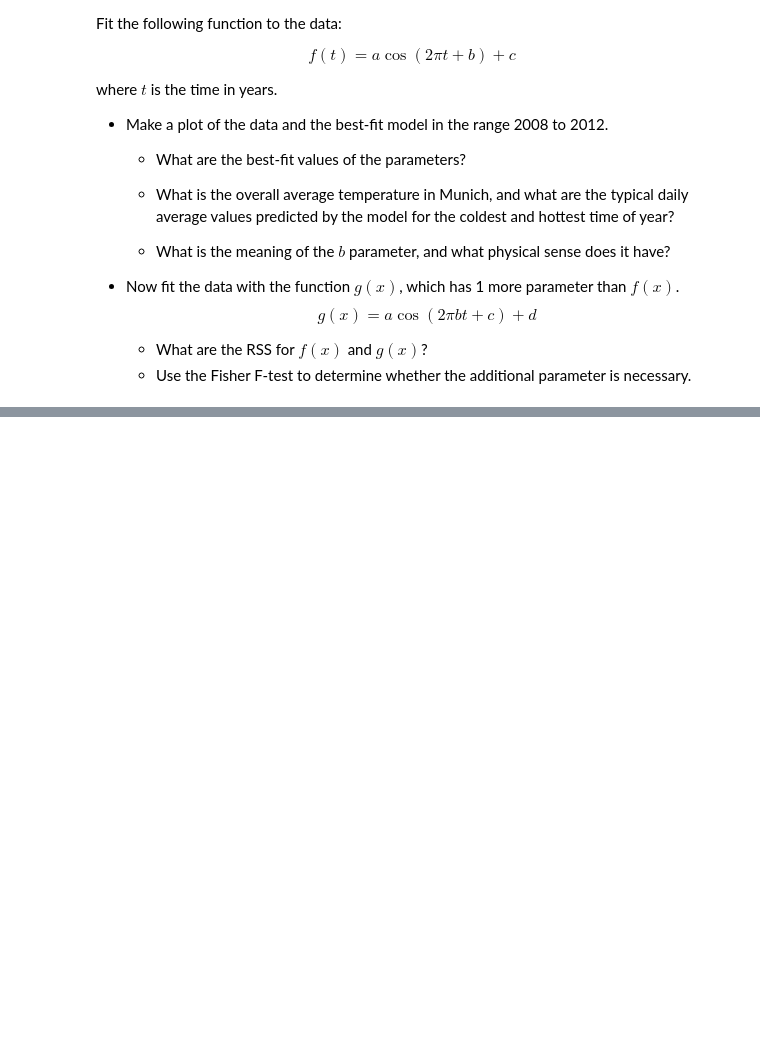
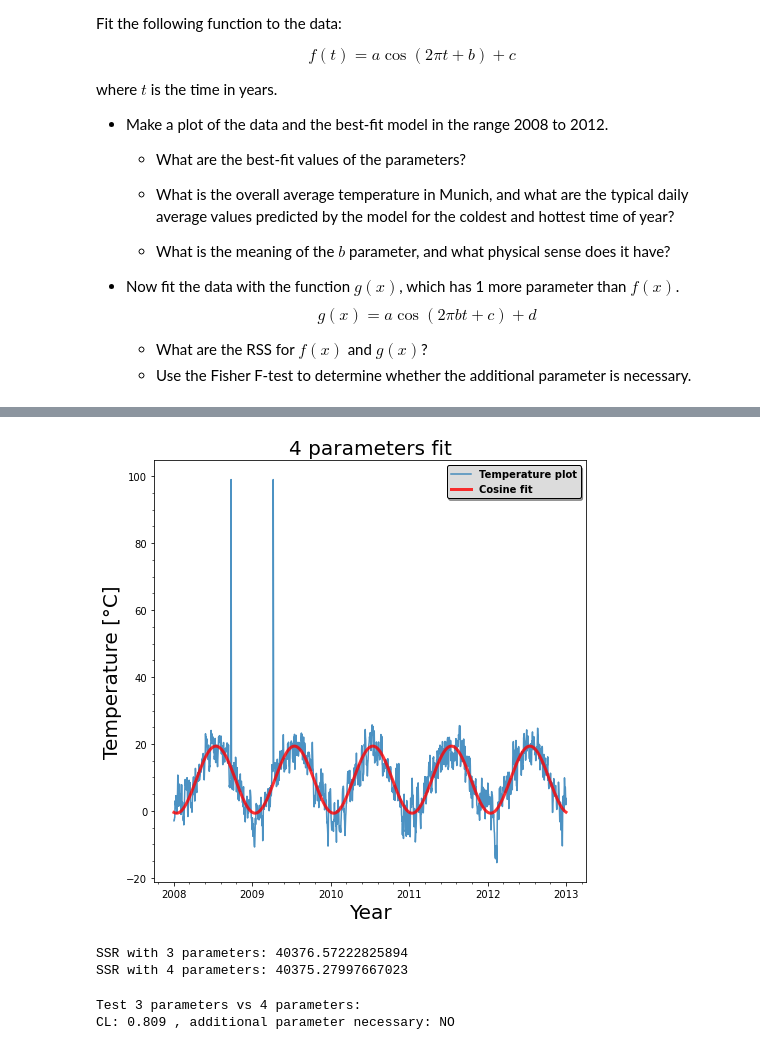
Before and after one commit to tommasoamico/LaboratoryOfComputationalPhysics_Y4, a Jupyter notebook: 08ex_fitting.ipynb, the cells around one changed output, grey strips where cells are left out. Cells and saved outputs as stored; diff of their text form; code cells hidden in the pictures; blank space fills up the shorter version.

```diff
--- a/08ex_fitting.ipynb
+++ b/08ex_fitting.ipynb
@@ -445,0 +529,16 @@ $$g(x) = a \cos(2\pi b t + c)+d$$
+# %%
+def g(t, a, b, c, d):
+    return a*np.cos(2*np.pi*t*b+c)+d
+# %%
+popt_2, pcov_2  = sp.optimize.curve_fit(g, data['Date'], data['Temperatures'], p0=[12, 1, 0, 12])
+fig, ax = plt.subplots(nrows= 1, ncols=1, figsize=(7, 7))
+ax.plot(data['Date'], data['Temperatures'], alpha=0.8, label='Temperature plot')
+ax.plot(data['Date'], g(data['Date'], *popt_2), color='red', linewidth=3, label='Cosine fit', alpha=0.8)
+ax.set_title('4 parameters fit', fontsize=20)
+ax.set_xlabel('Year', fontsize=20)
+ax.set_ylabel('Temperature [°C]', fontsize=20)
+ax.legend(shadow=True, framealpha=1, facecolor='gainsboro', edgecolor='black', prop={'weight':'bold','size':10})
+ax.minorticks_on()
+fig.tight_layout()
+# %% [output]
+[figure, added]
@@ -445,0 +552,6 @@ $$g(x) = a \cos(2\pi b t + c)+d$$
+# %%
+print(f'SSR with {ndof_1+1} parameters: {ssr_1}')
+print(f'SSR with {ndof_2+1} parameters: {ssr_2}')
+# %% [output]
+SSR with 3 parameters: 40376.57222825894
+SSR with 4 parameters: 40375.27997667023
@@ -445,0 +565,6 @@ $$g(x) = a \cos(2\pi b t + c)+d$$
+# %%
+print("Test 3 parameters vs 4 parameters:")
+cl_1_vs_2 = Ftest(ssr_1, ssr_2, ndof_1, ndof_2, len(data['Date']), verbose=True)
+# %% [output]
+Test 3 parameters vs 4 parameters:
+CL: 0.809 , additional parameter necessary: NO
```
Also changed, not shown: parts of 14 cells of this notebook.
